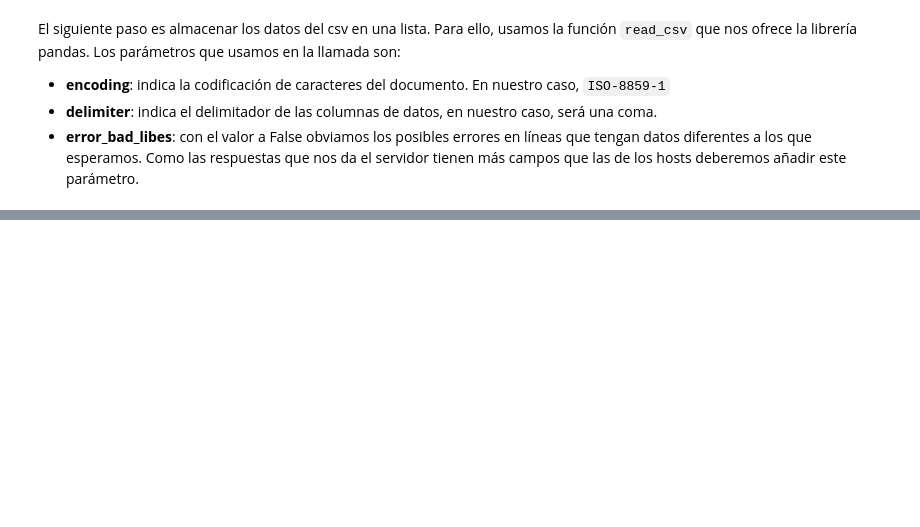
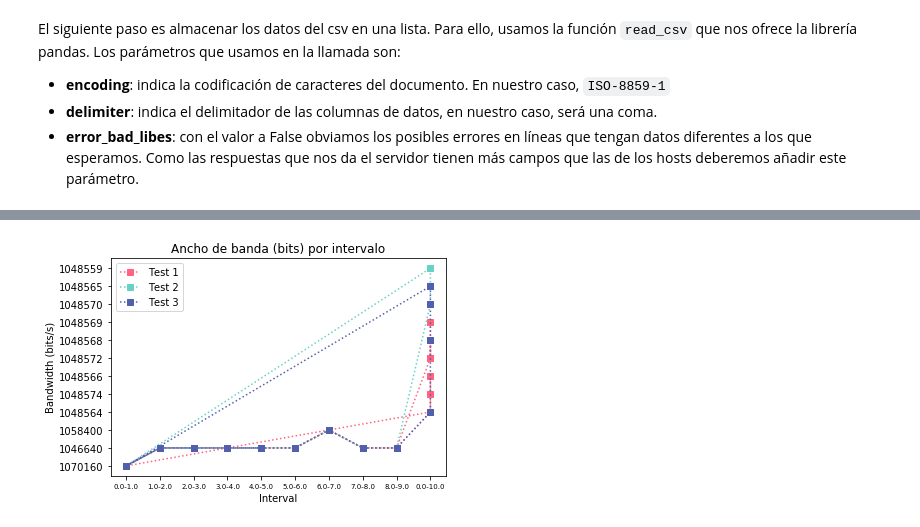
Before and after one commit to SergioFdezRc/MUII_G2_FamilyLock-TPC_Stages, a Jupyter notebook: Small Stage.ipynb, the cells around one changed output, grey strips where cells are left out. Drawn from its saved outputs; the diff is of its cells as text; code cells hidden in the pictures; blank space fills up the shorter version.

```diff
--- a/Small Stage.ipynb
+++ b/Small Stage.ipynb
@@ -295,0 +360,18 @@ plt.show()
+# %%
+params = {'xtick.labelsize': 7, 'ytick.labelsize': 10}
+mpl.rcParams.update(params)
+
+plt.plot(intervals_test1, bandwidth_test1, 's',
+        color="#FF637D", linestyle=":", label="Test 1")
+plt.plot(intervals_test2, bandwidth_test2, 's',
+        color="#68D1C5", linestyle=":", label="Test 2")
+plt.plot(intervals_test3, bandwidth_test3, 's',
+        color="#525fad", linestyle=":", label="Test 3")
+
+plt.title("Ancho de banda (bits) por intervalo")
+plt.ylabel("Bandwidth (bits/s)")
+plt.xlabel("Interval")
+plt.legend()
+plt.show()
+# %% [output]
+[figure, added]
```
Also changed, not shown: parts of 76 cells of this notebook, 4 other files.
